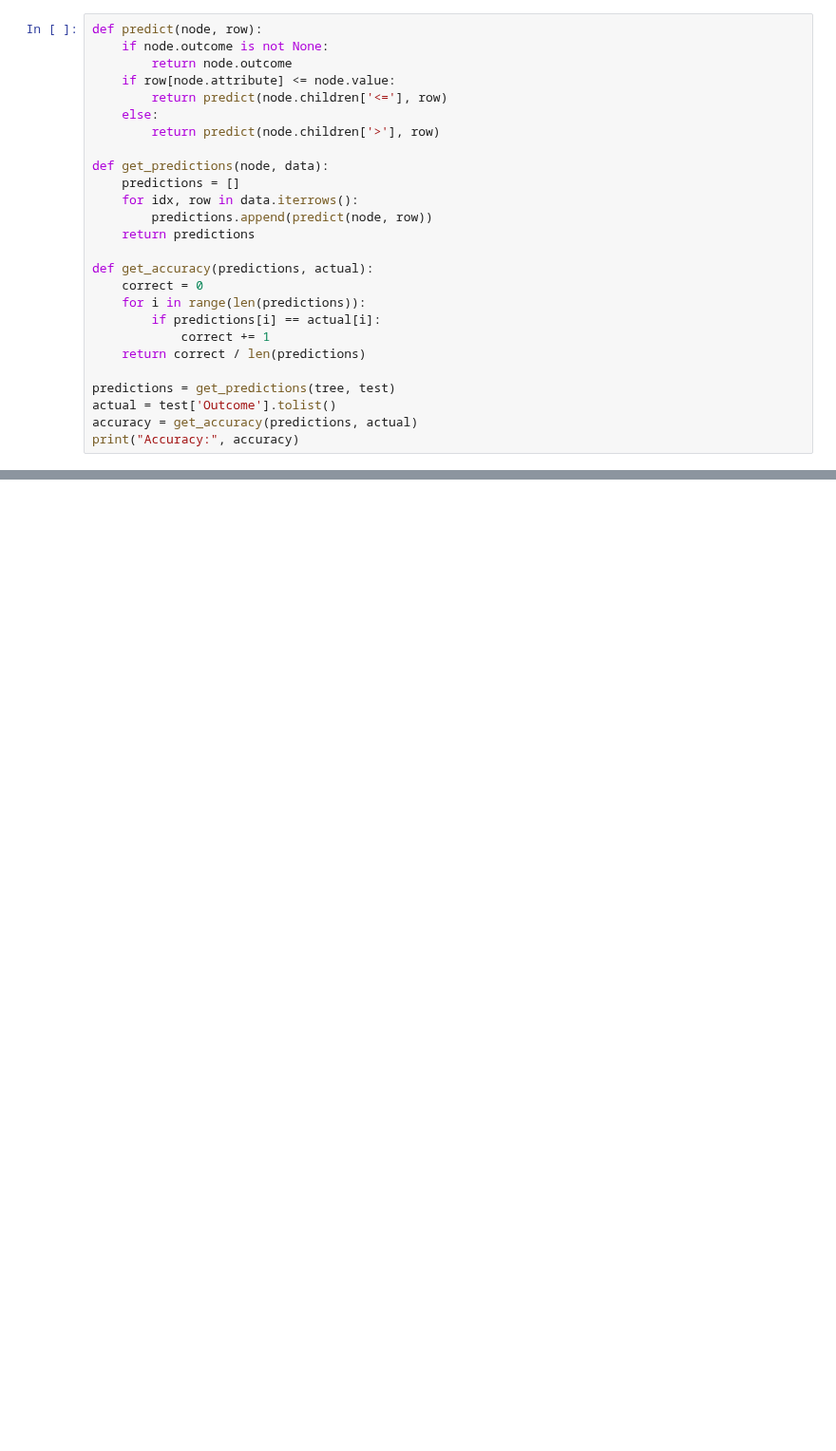
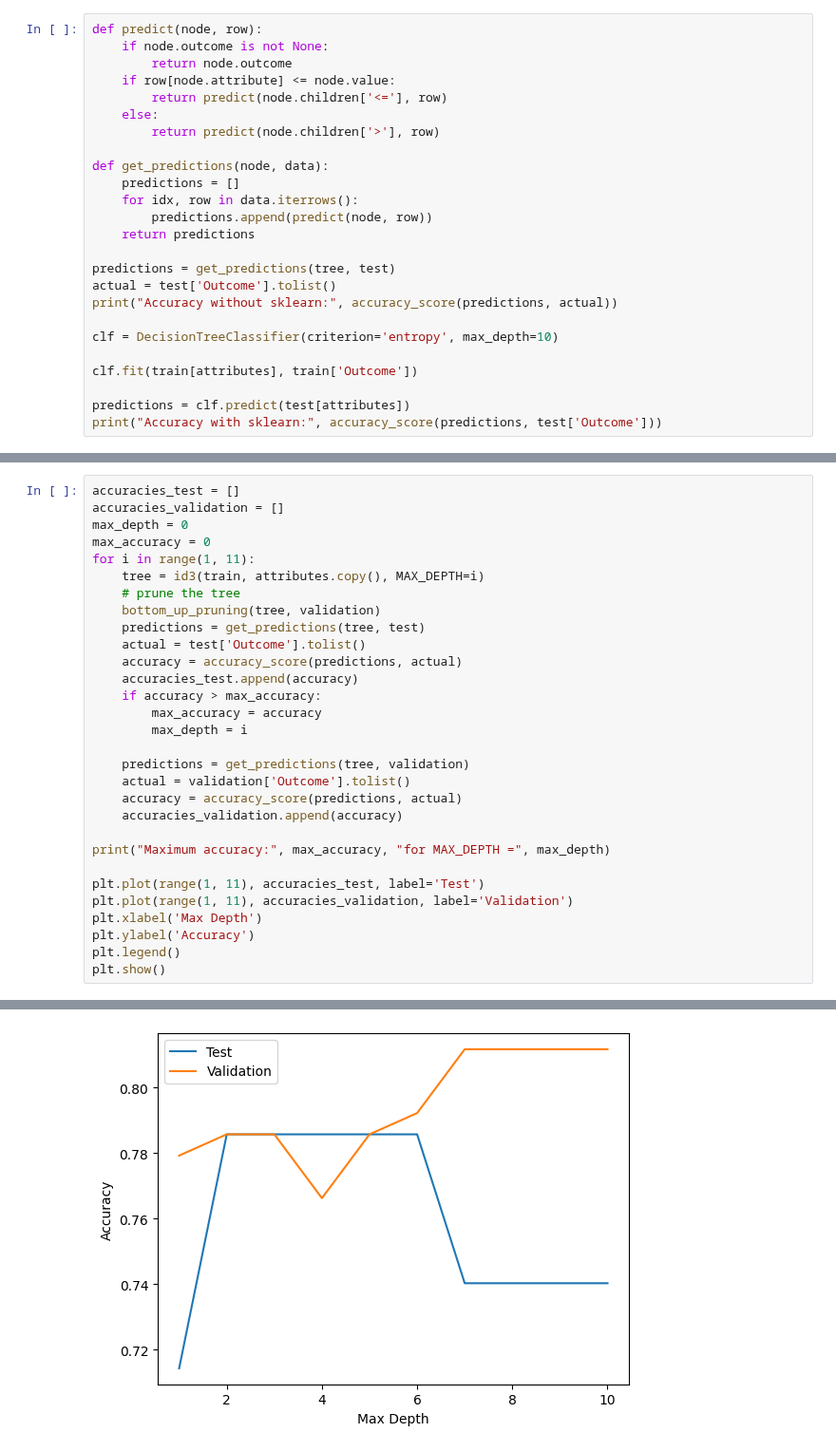
Before and after one commit to Baron105/ML-Assignments, a Jupyter notebook: CS60050/ML_Assignment_1.5/21CS10014_Barun_Parua/decision-trees/code.ipynb, the cells around one changed output, grey strips where cells are left out. Shown at 95% size. Drawn from its saved outputs; the diff is of its cells as text; blank space fills up the shorter version.

Commit message:
done with decision trees

```diff
--- a/CS60050/ML_Assignment_1.5/21CS10014_Barun_Parua/decision-trees/code.ipynb
+++ b/CS60050/ML_Assignment_1.5/21CS10014_Barun_Parua/decision-trees/code.ipynb
@@ -147,15 +194,14 @@ def get_predictions(node, data):
         predictions.append(predict(node, row))
     return predictions
 
-def get_accuracy(predictions, actual):
-    correct = 0
-    for i in range(len(predictions)):
-        if predictions[i] == actual[i]:
-            correct += 1
-    return correct / len(predictions)
-
 predictions = get_predictions(tree, test)
 actual = test['Outcome'].tolist()
-accuracy = get_accuracy(predictions, actual)
-print("Accuracy:", accuracy)
+print("Accuracy without sklearn:", accuracy_score(predictions, actual))
+
+clf = DecisionTreeClassifier(criterion='entropy', max_depth=10)
+
+clf.fit(train[attributes], train['Outcome'])
+
+predictions = clf.predict(test[attributes])
+print("Accuracy with sklearn:", accuracy_score(predictions, test['Outcome']))
 # %% [output]
@@ -298,0 +365,31 @@ Pruned tree is same as original tree
+# %%
+accuracies_test = []
+accuracies_validation = []
+max_depth = 0
+max_accuracy = 0
+for i in range(1, 11):
+    tree = id3(train, attributes.copy(), MAX_DEPTH=i)
+    # prune the tree
+    bottom_up_pruning(tree, validation)
+    predictions = get_predictions(tree, test)
+    actual = test['Outcome'].tolist()
+    accuracy = accuracy_score(predictions, actual)
+    accuracies_test.append(accuracy)
+    if accuracy > max_accuracy:
+        max_accuracy = accuracy
+        max_depth = i
+
+    predictions = get_predictions(tree, validation)
+    actual = validation['Outcome'].tolist()
+    accuracy = accuracy_score(predictions, actual)
+    accuracies_validation.append(accuracy)
+
+print("Maximum accuracy:", max_accuracy, "for MAX_DEPTH =", max_depth)
+
+plt.plot(range(1, 11), accuracies_test, label='Test')
+plt.plot(range(1, 11), accuracies_validation, label='Validation')
+plt.xlabel('Max Depth')
+plt.ylabel('Accuracy')
+plt.legend()
+plt.show()
+# %% [output]
@@ -298,0 +397 @@ Pruned tree is same as original tree
+[figure, added]
```
Also changed, not shown: parts of 22 cells of this notebook, 10 other files.
